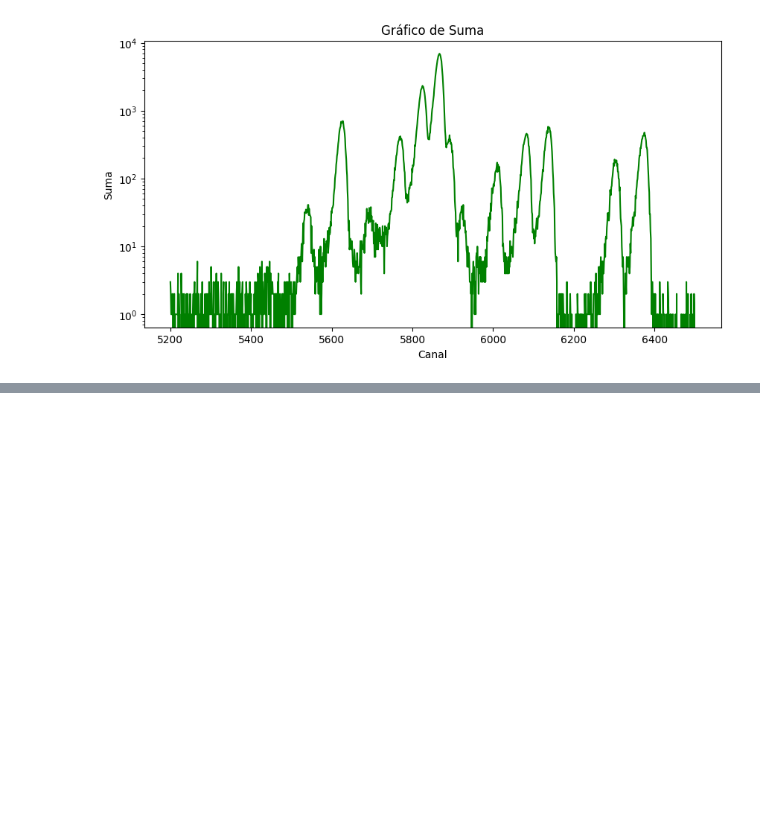
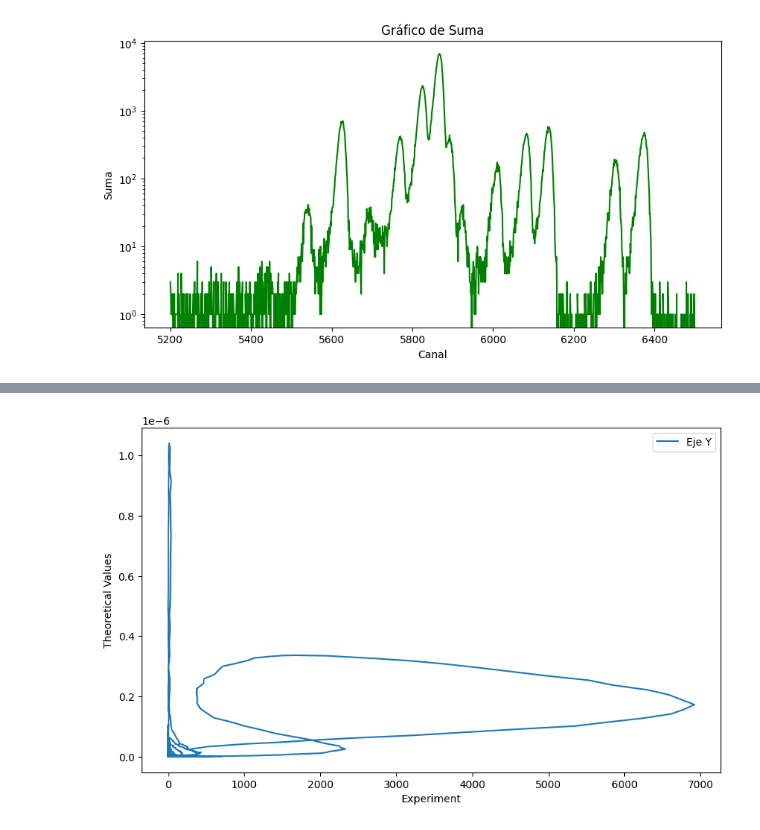
Before and after one commit to carlosherediapimienta/Collaboration_CIEMAT, a Jupyter notebook: U_235.ipynb, the cells around one changed output, grey strips where cells are left out. Cells and saved outputs as stored; diff of their text form; code cells hidden in the pictures; blank space fills up the shorter version.

```diff
--- a/U_235.ipynb
+++ b/U_235.ipynb
@@ -66,0 +78,17 @@ plt.show()
+# %%
+from scipy import stats
+
+# Realizar la regresión lineal
+slope, intercept, r_value, p_value, std_err = stats.linregress(df_selected.index, df_penhan['Deposited Energy (eV)'].values[:len(df_selected.index)])
+
+# Usar la pendiente y la intersección para calcular los valores ajustados de y
+df_selected['Index Predicted'] = intercept + slope * df_selected.index
+# %%
+plt.figure(figsize=(10, 6))
+plt.plot(df_selected['Suma'], df_penhan['Probability Density (1/(eV*particle))'].values[:len(df_selected.index)], label='Eje Y')
+plt.xlabel('Experiment')
+plt.ylabel('Theoretical Values')
+plt.legend()
+plt.show()
+# %% [output]
+[figure, added]
```
Also changed, not shown: parts of 4 cells of this notebook.
